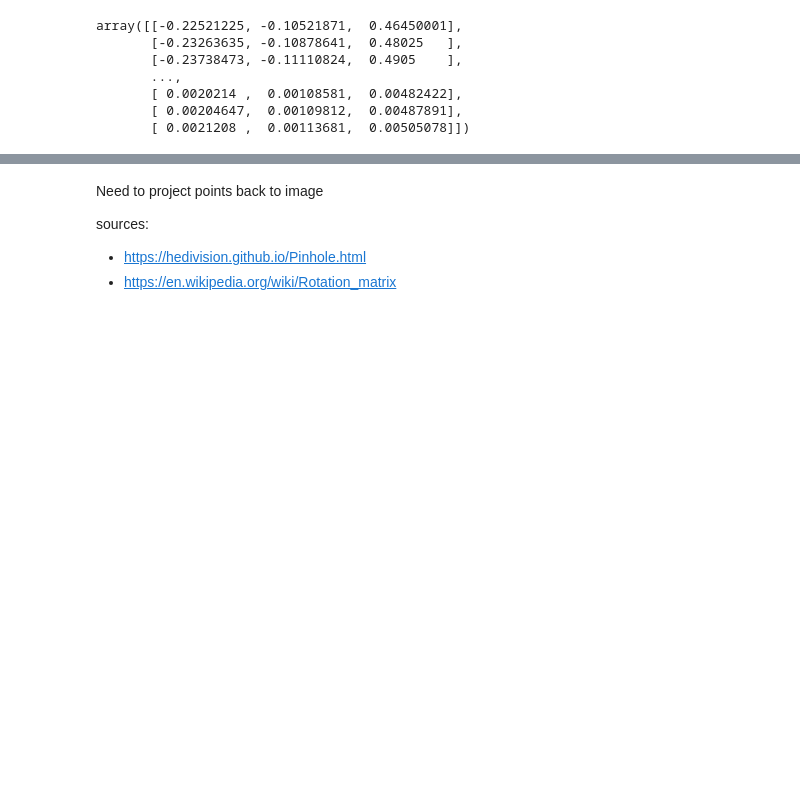
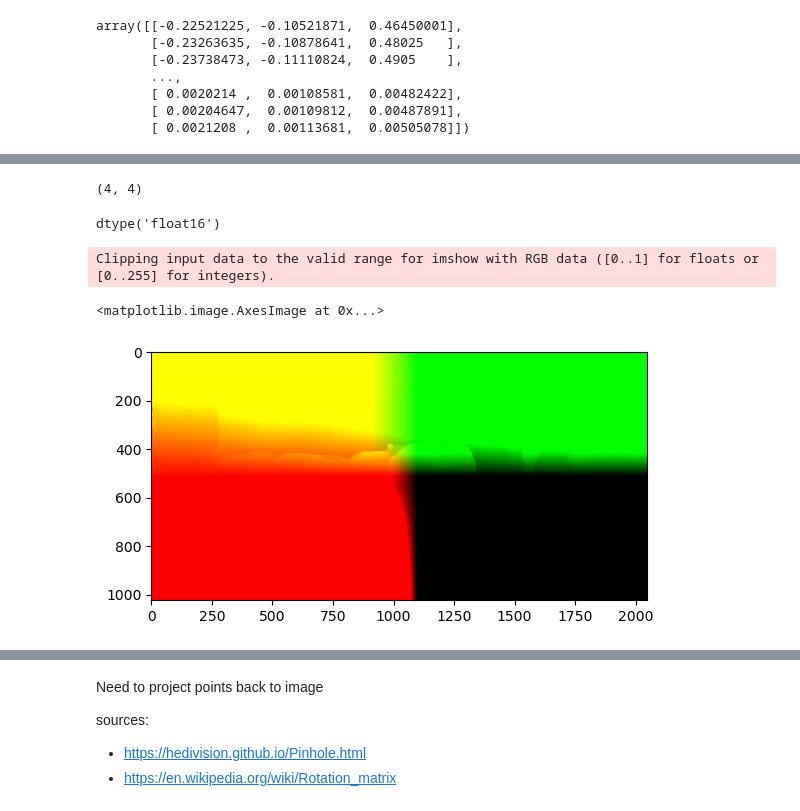
Before and after one commit to itberrios/CV_projects, a Jupyter notebook: multitask_depth_seg/get_normals.ipynb, the cells around one changed output, grey strips where cells are left out. Cells and saved outputs as stored; diff of their text form; code cells hidden in the pictures; blank space fills up the shorter version.

```diff
--- a/multitask_depth_seg/get_normals.ipynb
+++ b/multitask_depth_seg/get_normals.ipynb
@@ -111,0 +140,39 @@ array([[-0.22521225, -0.10521871,  0.46450001],
+# %%
+Q = np.array([
+    [1, 0, 0, -u0],
+    [0, 1, 0, -v0],
+    [0, 0, 0, fx],
+    [0, 0, -1/Tx, 0]
+])
+
+Q = np.zeros((4,4))
+
+cv2.stereoRectify(cameraMatrix1=K,
+                  cameraMatrix2=K, \
+                  distCoeffs1=0,
+                  distCoeffs2=0, \
+                  imageSize=left.shape[:2], \
+                  R=np.identity(3),
+                  T=t, \
+                  R1=None,
+                  R2=None, \
+                  P1=None,
+                  P2=None,
+                  Q=Q);
+# %%
+Q.shape
+# %% [output]
+(4, 4)
+# %%
+depth.dtype
+# %% [output]
+dtype('float16')
+# %%
+# project depth values to 3D space
+points = cv2.reprojectImageTo3D(depth.astype(np.float32), Q)
+# %%
+plt.imshow(points)
+# %% [output]
+Clipping input data to the valid range for imshow with RGB data ([0..1] for floats or [0..255] for integers).
+<matplotlib.image.AxesImage at 0x...>
+[figure, added]
```
Also changed, not shown: parts of 10 cells of this notebook, 4 other files.
